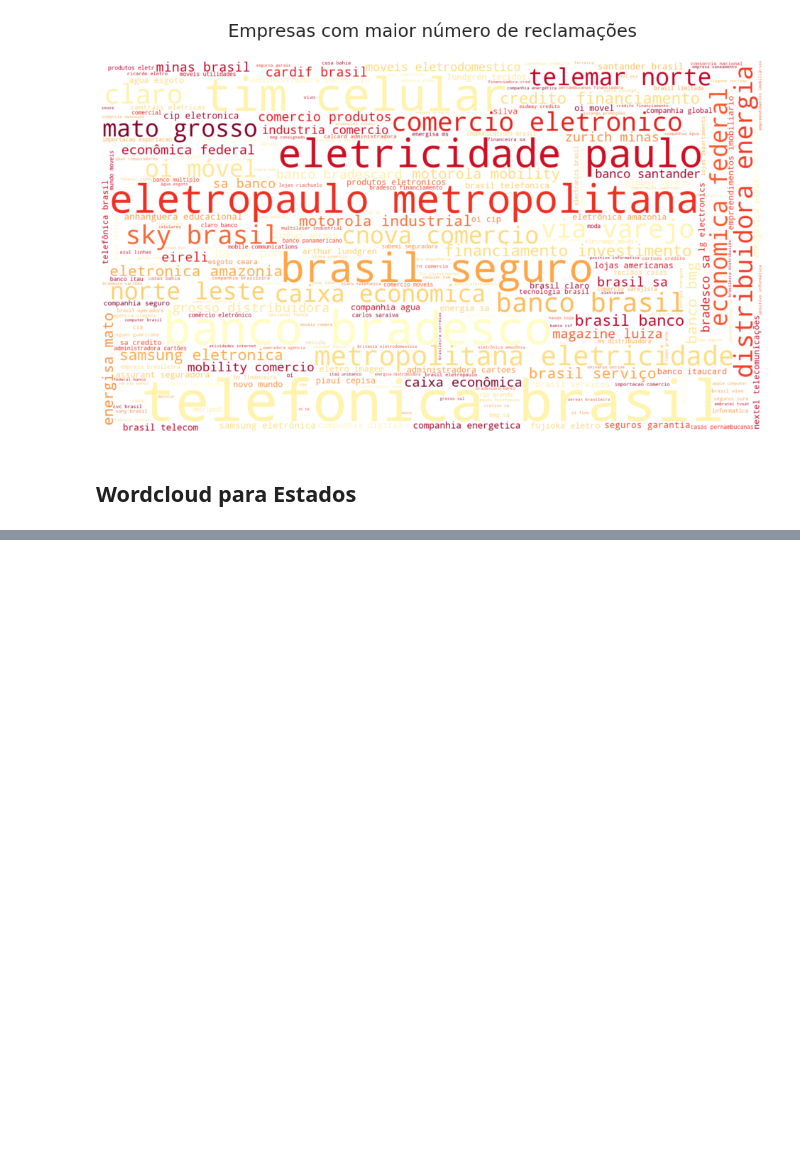
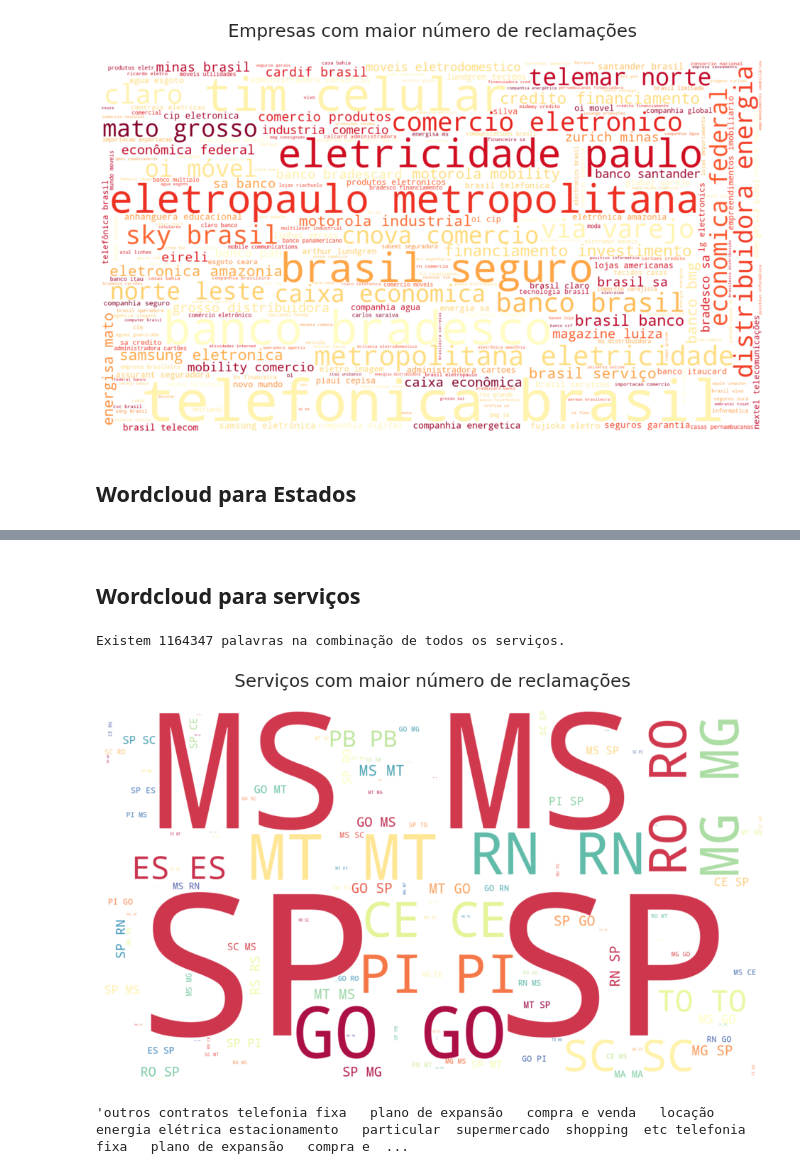
Before and after one commit to barrosm/text_mining, a Jupyter notebook: trabalho_final_Monica_Barros.ipynb, the cells around one changed output, grey strips where cells are left out. Drawn from its saved outputs; the diff is of its cells as text; code cells hidden in the pictures; blank space fills up the shorter version.

```diff
--- a/trabalho_final_Monica_Barros.ipynb
+++ b/trabalho_final_Monica_Barros.ipynb
@@ -404,3 +354,28 @@ ValueError: ignored
+# %% [markdown]
+## Wordcloud para serviços
+# %%
+# Cria bloco de texto a partir da informação dos serviços
+linha = None
+
+text_serviço = " ".join(linha for linha in df3.serviço)
+print ("Existem {} palavras na combinação de todos os serviços.".format(len(text_serviço)))
+
+wordcloud_serviço = WordCloud(stopwords=CLEANING_LST, background_color="white",
+                      colormap = 'rainbow', max_words = 250, width=1600,
+                      height=900, random_state=42).generate(text_serviço)
+
+plt.figure(figsize = (16,9))
+plt.imshow(wordcloud_UF, interpolation='bilinear')
+plt.title('Serviços com maior número de reclamações\n', fontsize = 25)
+plt.axis("off")
+plt.show()
+# %% [output]
+Existem 1164347 palavras na combinação de todos os serviços.
+[figure, added]
+# %%
+text_serviço[0:200]
+# %% [output]
+'outros contratos telefonia fixa   plano de expansão   compra e venda   locação energia elétrica estacionamento   particular  supermercado  shopping  etc telefonia fixa   plano de expansão   compra e  ...
 # %%
 
 # Agrupamos por texto que se encontra entre 2 ponto.
```
Also changed, not shown: parts of 19 cells of this notebook.
